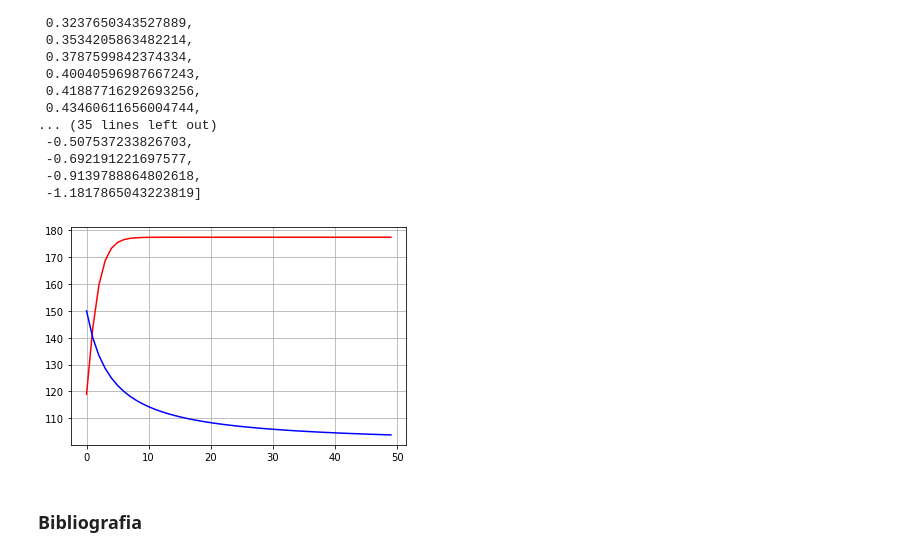
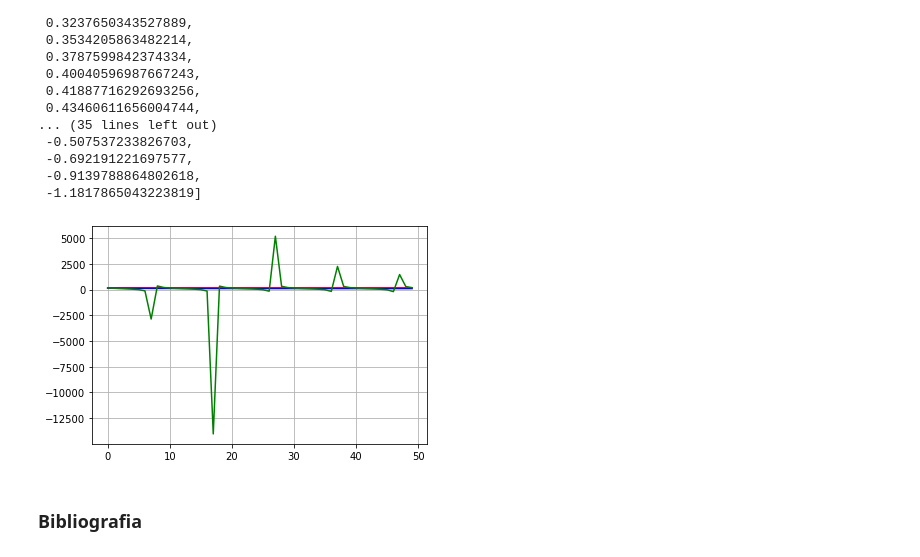
Before and after one commit to klaudynka245/Bifurcations, a Jupyter notebook: teoria katastrof.ipynb, the cells around one changed output. Cells and saved outputs as stored; diff of their text form; code cells hidden in the pictures.

```diff
--- a/teoria katastrof.ipynb
+++ b/teoria katastrof.ipynb
@@ -690,41 +690,42 @@ def h20():
     tl = []
     pl = []
     for t in range(50):
-        c = -5/np.sqrt(15)*np.log((20*np.sqrt(15))/(50+20*np.sqrt(15)))
+        c = -5/np.sqrt(15)*np.log(np.absolute((50-20*np.sqrt(15))/(50+20*np.sqrt(15))))
         p = 20*np.sqrt(15)*(1-np.exp(-np.sqrt(15)/5*(t+c)))/(1+np.exp(-np.sqrt(15)/5*(t+c)))+100
         tl.append(t)
         pl.append(p)
     return tl, pl
 
 def h50():
     tl = []
     pl = []
     for t in range(50):
         p = 200/(t+4)+100
         tl.append(t)
-        pl.append(p)s
+        pl.append(p)
     return tl,pl
 
 def h70():
     tl = []
     pl = []
     for t in range(50):
-        p = -20*np.sqrt(15)*np.tan(t/np.sqrt(10))+100
+        c = -np.sqrt(10)*np.arctan(50/(20*np.sqrt(10)))
+        p = -20*np.sqrt(15)*np.tan((t+c)/np.sqrt(10))+100
         tl.append(t)
         pl.append(p)
     return tl,pl
 
 an1 = h20()
 an2 = h50()
-#an3 = h70()
+an3 = h70()
 
 plt.plot(an1[0],an1[1],'r')
 plt.plot(an2[0],an2[1],'b')
-#plt.plot(an3[0],an3[1],'g')
+plt.plot(an3[0],an3[1],'g')
 plt.grid()
 plt.show()
 # %% [output]
-[figure, old version]
+[figure, new version]
 # %% [markdown]
 ### Bibliografia
 # %% [markdown]
```
